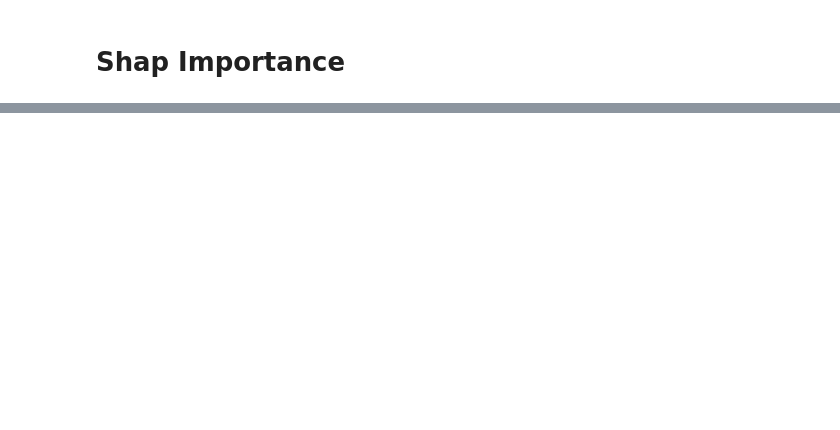
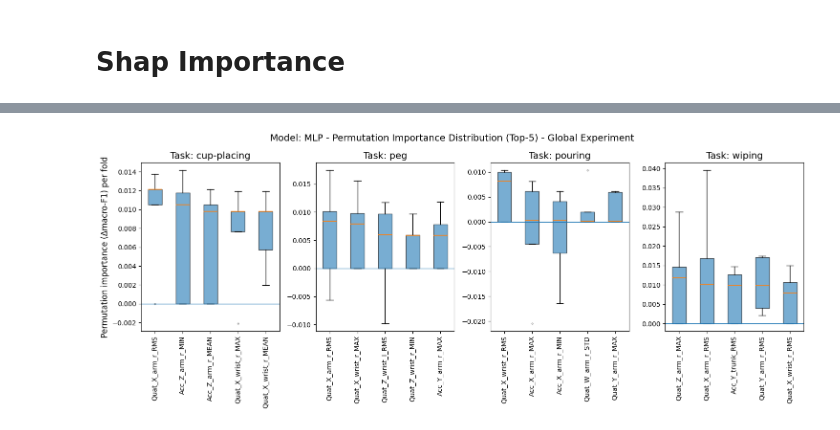
Before and after one commit to elana-caire/IMU-compensatory-movement-detection, a Jupyter notebook: notebooks/3_explore_results.ipynb, the cells around one changed output, grey strips where cells are left out. Cells and saved outputs as stored; diff of their text form; code cells hidden in the pictures; blank space fills up the shorter version.

```diff
--- a/notebooks/3_explore_results.ipynb
+++ b/notebooks/3_explore_results.ipynb
@@ -648,0 +1076,89 @@ Direction comes from a beeswarm plot or from mean SHAP (signed), not mean |SHAP|
+# %%
+# ----------------- LOAD FILE -----------------
+
+
+MODEL_NAME_FILE = "MLP"      # filenames use this
+name_for_title  = "MLP"
+TOPK = 5
+N_COLS = 4              # if we want to exclude al_tasks, else 5
+f_eval = os.path.join(PERM_DIR, f"perm_all_tasks_{MODEL_NAME_FILE}_best_per_fold_evalTask.csv")
+if not os.path.exists(f_eval):
+    raise FileNotFoundError(f"Missing:\n  {f_eval}")
+
+df_eval = pd.read_csv(f_eval)
+
+group_col     = pick_group_col(df_eval)
+eval_task_col = pick_eval_task_col(df_eval)
+
+# tasks for first 4 columns + all_tasks
+tasks_found = list(pd.unique(df_eval[eval_task_col]))
+tasks_first4 = [t for t in preferred_tasks if t in tasks_found]
+if len(tasks_first4) < 4:
+    rest = [t for t in sorted(tasks_found) if t not in tasks_first4 and t != "all_tasks"]
+    tasks_first4 = (tasks_first4 + rest)[:4]
+tasks = tasks_first4 + ["all_tasks"]
+
+# ----------------- PLOT (BOXPLOTS) -----------------
+
+
+fig, axes = plt.subplots(1, N_COLS, figsize=(FIG_W, FIG_H), sharey=False)
+
+for ax, task_name in zip(axes, tasks):
+
+    df_t = df_eval[df_eval[eval_task_col] == task_name].copy()
+    title = "All tasks" if task_name == "all_tasks" else f"Task: {task_name}"
+
+    if df_t.empty:
+        ax.set_title(title, fontsize=TITLE_FONTSIZE)
+        ax.axis("off")
+        ax.text(0.5, 0.5, "missing", ha="center", va="center",
+                fontsize=LABEL_FONTSIZE, transform=ax.transAxes)
+        continue
+
+    # robust Top-K: for each fold+feature take mean (over repeats), then median across folds
+    df_ff = (
+        df_t.groupby([group_col, "feature"], as_index=False)["perm_importance_mean"]
+            .mean()
+    )
+    feat_rank = (
+        df_ff.groupby("feature")["perm_importance_mean"]
+             .median()
+             .sort_values(ascending=False)
+    )
+    top_feats = feat_rank.head(TOPK).index.tolist()
+
+    # build per-feature arrays: values across folds
+    data_lists = []
+    for feat in top_feats:
+        vals = df_ff[df_ff["feature"] == feat]["perm_importance_mean"].values
+        data_lists.append(vals)
+
+    bp = ax.boxplot(
+        data_lists,
+        patch_artist=True,
+        showfliers=True,               # set False if too cluttered
+        flierprops=dict(marker='o', markersize=2, alpha=0.4),
+        medianprops=dict(linewidth=1.2),
+    )
+
+    # subtle styling
+    for patch in bp["boxes"]:
+        patch.set_alpha(0.6)
+        patch.set_linewidth(1.0)
+    for element in ["whiskers", "caps"]:
+        for line in bp[element]:
+            line.set_linewidth(1.0)
+
+    ax.axhline(0.0, linewidth=1.0)
+    ax.set_title(title, fontsize=TITLE_FONTSIZE)
+    ax.set_xticks(np.arange(1, len(top_feats) + 1))
+    ax.set_xticklabels(top_feats, rotation=90, fontsize=TICK_FONTSIZE)
+    ax.tick_params(axis="y", labelsize=TICK_FONTSIZE)
+
+axes[0].set_ylabel("Permutation importance (Δmacro-F1) per fold", fontsize=LABEL_FONTSIZE)
+
+plt.suptitle(f"Model: {name_for_title} - Permutation Importance Distribution (Top-{TOPK}) - Global Experiment", fontsize=TITLE_FONTSIZE)
+plt.tight_layout()
+plt.show()
+# %% [output]
+[figure, added]
```
Also changed, not shown: parts of 22 cells of this notebook, 17 other files.
